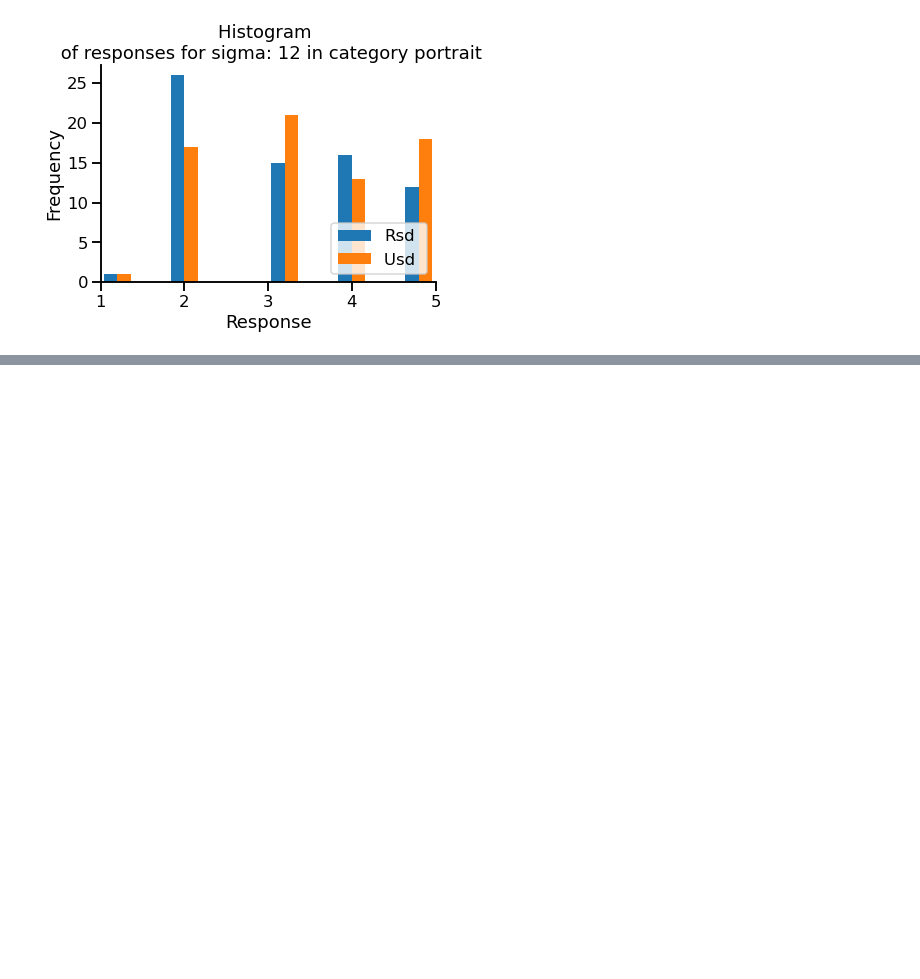
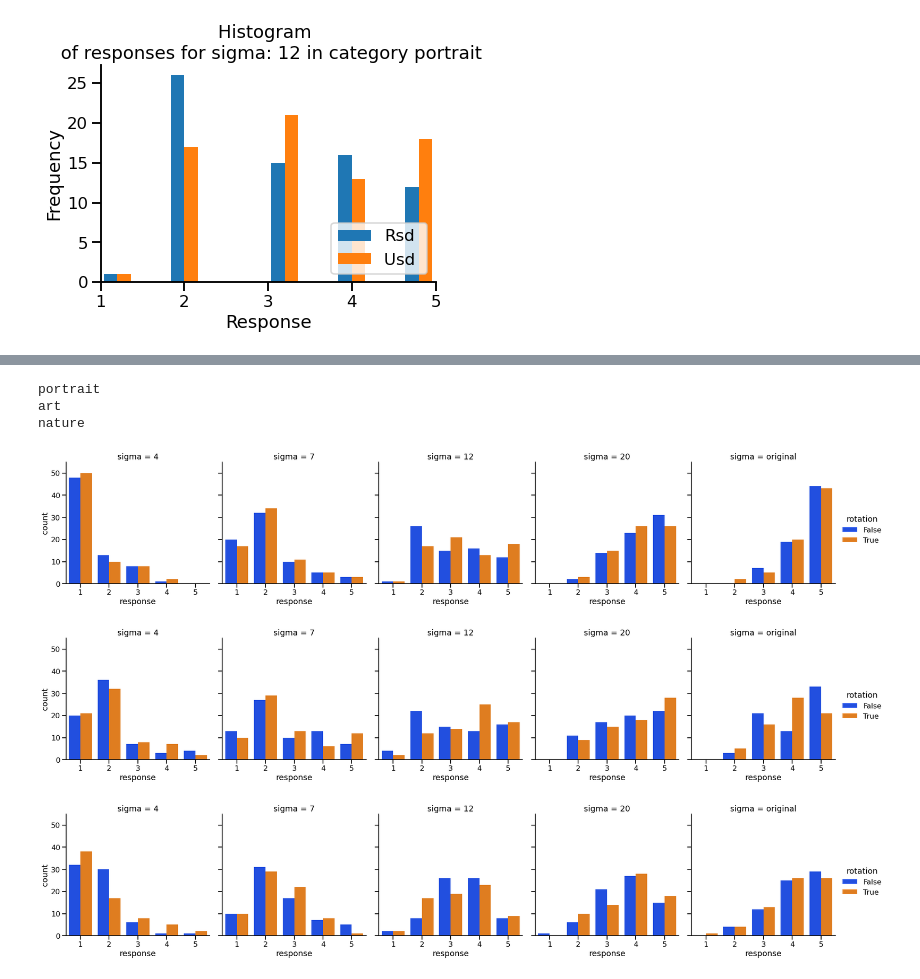
Before and after one commit to NerdPixel/PiQ, a Jupyter notebook: results/auswertung_Witek.ipynb, the cells around one changed output, grey strips where cells are left out. Cells and saved outputs as stored; diff of their text form; code cells hidden in the pictures; blank space fills up the shorter version.

```diff
--- a/results/auswertung_Witek.ipynb
+++ b/results/auswertung_Witek.ipynb
@@ -359,0 +373,19 @@ sns.despine()
+# %%
+
+for cat in ["portrait","art","nature"]:
+    print(cat)
+    g = sns.catplot(x='response', data=df[df["category"]==cat], hue='rotation',
+                kind='count', ci='sd',
+                palette='bright',
+               col='sigma',
+                col_order=['4', '7', '12', '20', 'original'],
+
+               )
+    g.set(ylim=(0, 55))
+# %% [output]
+portrait
+art
+nature
+[figure, added]
+[figure, added]
+[figure, added]
```
Also changed, not shown: parts of 3 cells of this notebook.
